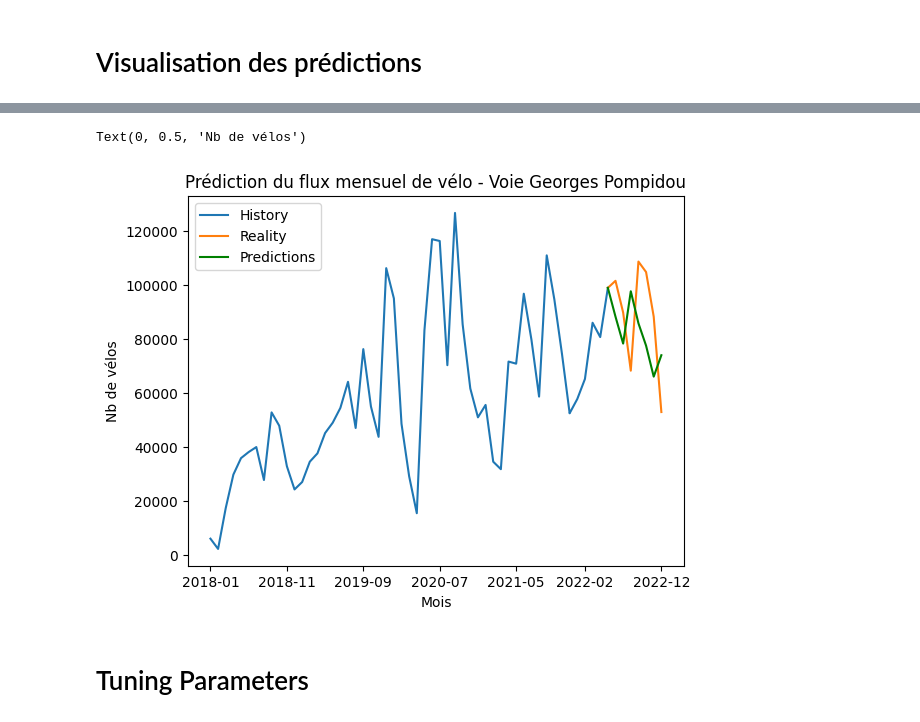
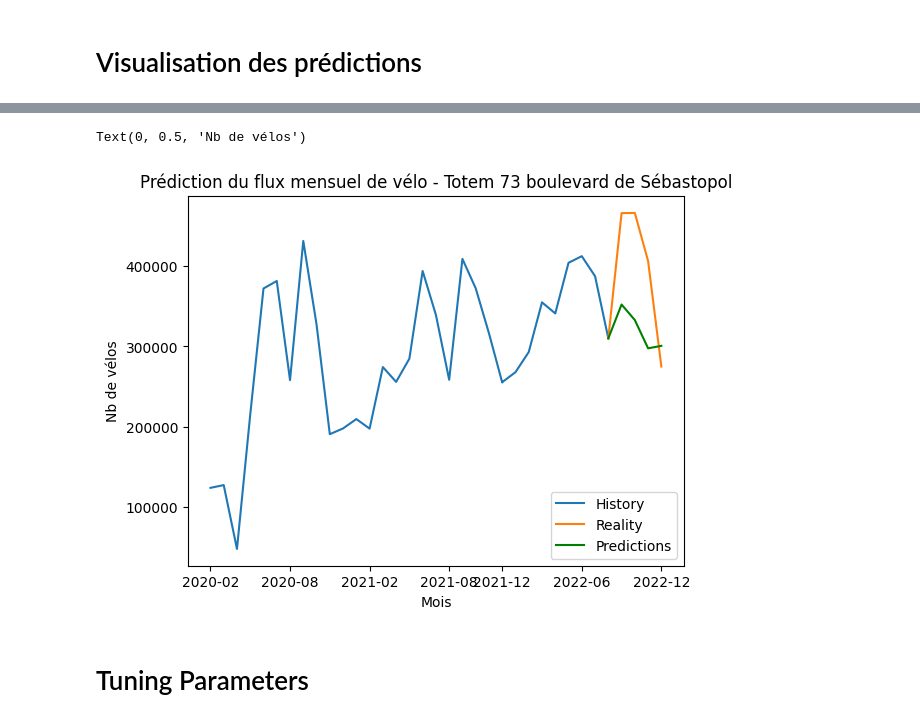
Before and after one commit to hitMaan351/Decision-support-for-cycle-track, a Jupyter notebook: notebooks/prediction_flux.ipynb, the cells around one changed output, grey strips where cells are left out. Saved outputs shown, nothing was run; the diff lists cells and outputs as text; code cells hidden in the pictures.

```diff
--- a/notebooks/prediction_flux.ipynb
+++ b/notebooks/prediction_flux.ipynb
@@ -8,9 +10,8 @@ from statsmodels.tsa.arima.model import ARIMA
 # %%
-df_flux = pd.read_csv("data\input\\traindata.csv", sep = ",")
+df_flux = pd.read_csv(".\\..\dataset\\traindata_flux_compteurs.csv", sep = ",")
 df_flux = df_flux.drop("Unnamed: 0", axis = 1)
+
+df_flux["mois_annee_comptage"] = df_flux["mois_annee_comptage"].apply(lambda x: x[:-3])
+
+## enlever 2023
+df_flux = df_flux.drop(df_flux.index[df_flux["mois_annee_comptage"]== "2023-01"], axis = 0)
-# %%
-## enlever 2023
-
-df_flux = df_flux.drop(df_flux.index[df_flux["mois_annee_comptage"]== "2023-01-01"], axis = 0)
-
-df_flux.name
@@ -30,6 +22,6 @@ Name: name, Length: 3165, dtype: object
 # %%
-df_exemple = df_flux[df_flux["name"] == "Voie Georges Pompidou"]
-df_exemple["mois_annee_comptage"] = df_exemple["mois_annee_comptage"].apply(lambda x: x[:-3])
+street_name = "Totem 73 boulevard de Sébastopol"
+df_exemple = df_flux[df_flux["name"] == street_name]
 df_exemple.index = df_exemple["mois_annee_comptage"]
 # df_exemple = df_exemple.drop(["mois_annee_comptage", "name"], axis = 1)
 df_exemple
@@ -112,23 +100,23 @@ Name: predicted_mean, Length: 61, dtype: float64
 # %%
 fig= plt.figure()
 ax = fig.add_subplot(111)
 
 ax.plot(y_train.index, y_train.values, label = 'History')
 ax.plot([y_train.index[-1]] + list(y_test.index), [y_train.values[-1]] + list(y_test.values), label = 'Reality')
 ax.plot([y_train.index[-1]] + list(y_test.index), [y_train.values[-1]] + list(predictions.values), color='Green', label = 'Predictions')
 # plt.plot(df_exemple["mois_annee_comptage"],  list(predictions_full), color='Red', label = 'ARIMA Predictions')
 
-plt.title('Prédiction du flux mensuel de vélo - Voie Georges Pompidou')
+plt.title('Prédiction du flux mensuel de vélo - '+ street_name)
 ax.legend()
 
 xticks =np.array(df_exemple.index)[np.round(np.linspace(0, len(y_train) + len(y_test) - 1, 7)).astype(int)]
 ax.set_xticks(xticks)
 
 plt.xlabel('Mois')
 plt.ylabel('Nb de vélos')
 # %% [output]
 Text(0, 0.5, 'Nb de vélos')
-[figure, old version]
+[figure, new version]
 # %% [markdown]
 # Tuning Parameters
 # %%
```
Also changed, not shown: parts of 13 cells of this notebook, 7 other files.
